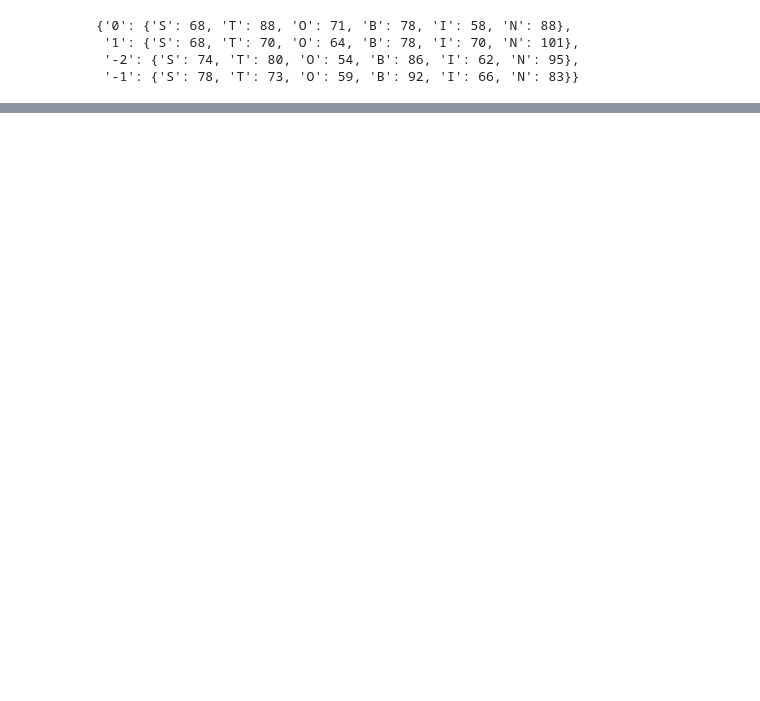
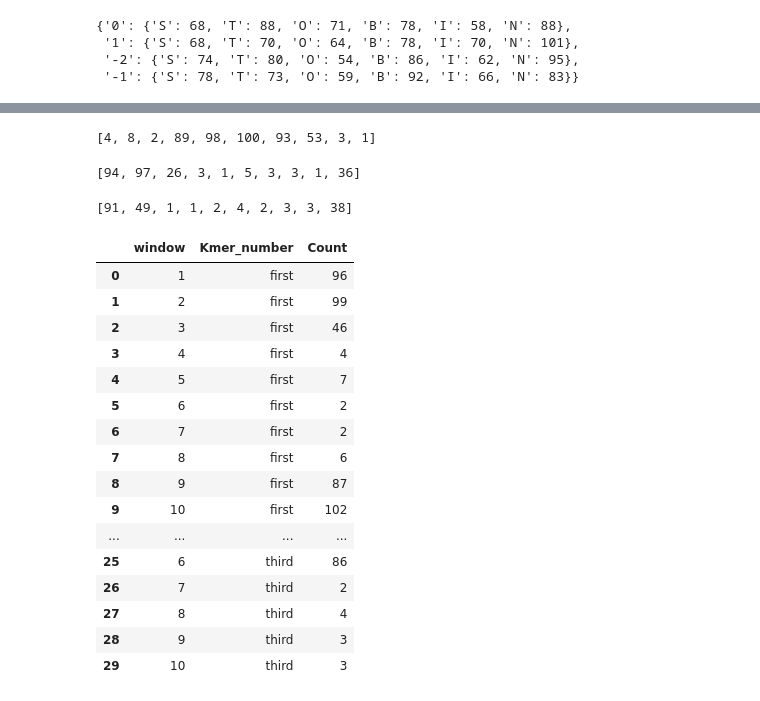
Before and after one commit to faramer86/GenomeAssembly, a Jupyter notebook: GenomeProject.ipynb, the cells around one changed output, grey strips where cells are left out. Cells and saved outputs as stored; diff of their text form; code cells hidden in the pictures; blank space fills up the shorter version.

```diff
--- a/GenomeProject.ipynb
+++ b/GenomeProject.ipynb
@@ -499,0 +451,15 @@ max(motif_density(all_genomes[0], 8000, 'TTTOI'))
+# %%
+first = motif_density(all_genomes[1], 30100, 'NOIII')
+motif_density(all_genomes[1], 30100, 'NOIII')
+# %% [output]
+[4, 8, 2, 89, 98, 100, 93, 53, 3, 1]
+# %%
+second = motif_density(all_genomes[1], 30100, 'ITBOO')
+motif_density(all_genomes[1], 30100, 'ITBOO')
+# %% [output]
+[94, 97, 26, 3, 1, 5, 3, 3, 1, 36]
+# %%
+third = motif_density(all_genomes[1], 30100, 'BIOII')
+motif_density(all_genomes[1], 30100, 'BIOII')
+# %% [output]
+[91, 49, 1, 1, 2, 4, 2, 3, 3, 38]
@@ -499,0 +474,25 @@ max(motif_density(all_genomes[0], 8000, 'TTTOI'))
+# %%
+kmers_df = pd.DataFrame.from_dict(df)
+kmers_df = pd.melt(kmers_df, id_vars=['window'],
+                   value_vars=['first', 'second', 'third'],
+                   var_name='Kmer_number',
+                   value_name='Count')
+kmers_df
+# %% [output]
+|  | window | Kmer_number | Count |
+| 0 | 1 | first | 96 |
+| 1 | 2 | first | 99 |
+| 2 | 3 | first | 46 |
+| 3 | 4 | first | 4 |
+| 4 | 5 | first | 7 |
+| 5 | 6 | first | 2 |
+| 6 | 7 | first | 2 |
+| 7 | 8 | first | 6 |
+| 8 | 9 | first | 87 |
+| 9 | 10 | first | 102 |
+| ... | ... | ... | ... |
+| 25 | 6 | third | 86 |
+| 26 | 7 | third | 2 |
+| 27 | 8 | third | 4 |
+| 28 | 9 | third | 3 |
+| 29 | 10 | third | 3 |
```
Also changed, not shown: parts of 20 cells of this notebook, 6 other files.
